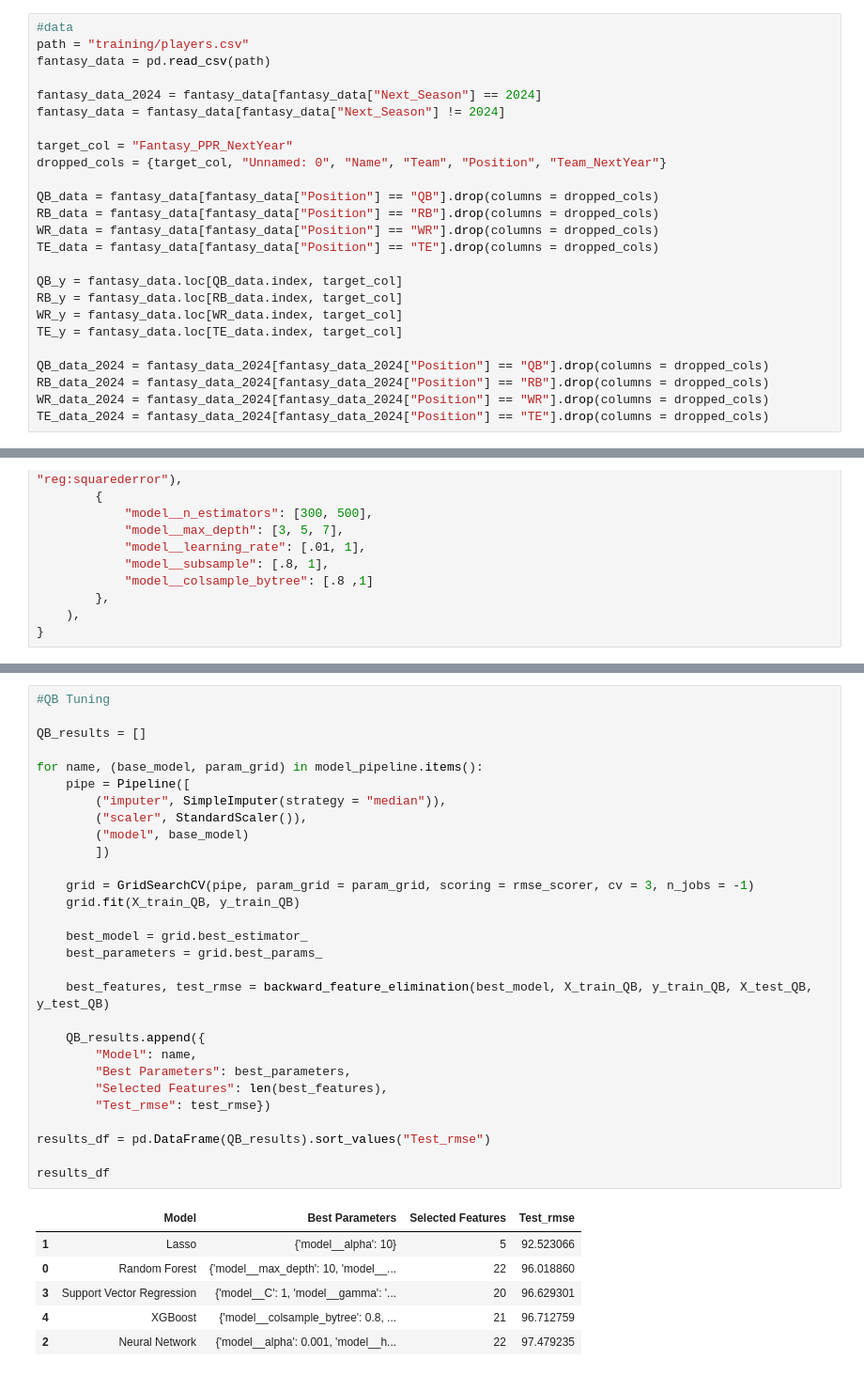
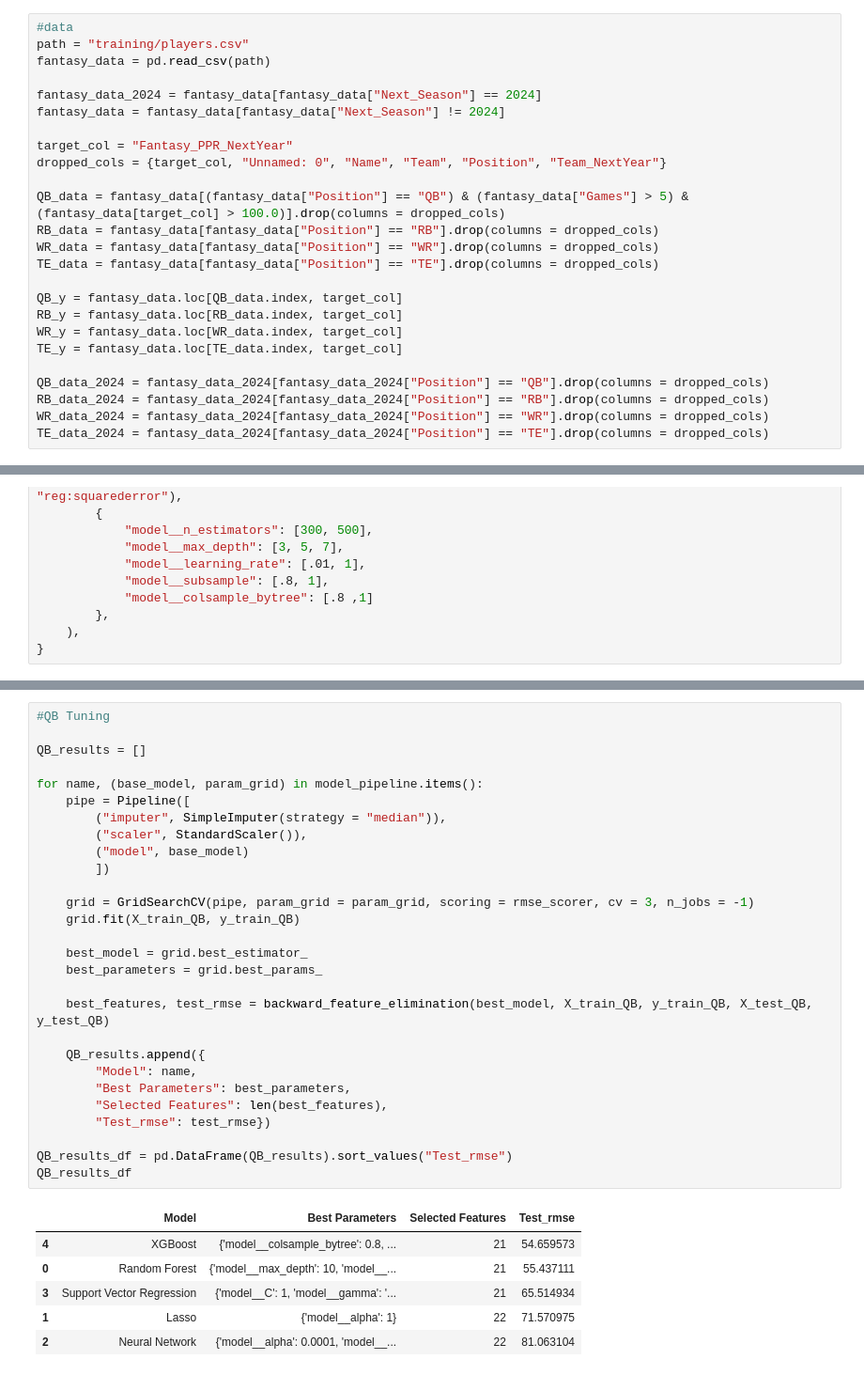
Before and after one commit to TrevBunch/DS-340W-Project, a Jupyter notebook: ModelCode.ipynb, the cells around one changed output, grey strips where cells are left out. Shown at 94% size. Cells and saved outputs as stored; diff of their text form.

Commit message:
Tuning and others positions

```diff
--- a/ModelCode.ipynb
+++ b/ModelCode.ipynb
@@ -34,7 +32,7 @@ fantasy_data = fantasy_data[fantasy_data["Next_Season"] != 2024]
 target_col = "Fantasy_PPR_NextYear"
 dropped_cols = {target_col, "Unnamed: 0", "Name", "Team", "Position", "Team_NextYear"}
 
-QB_data = fantasy_data[fantasy_data["Position"] == "QB"].drop(columns = dropped_cols)
+QB_data = fantasy_data[(fantasy_data["Position"] == "QB") & (fantasy_data["Games"] > 5) & (fantasy_data[target_col] > 100.0)].drop(columns = dropped_cols)
 RB_data = fantasy_data[fantasy_data["Position"] == "RB"].drop(columns = dropped_cols)
 WR_data = fantasy_data[fantasy_data["Position"] == "WR"].drop(columns = dropped_cols)
 TE_data = fantasy_data[fantasy_data["Position"] == "TE"].drop(columns = dropped_cols)
@@ -152,39 +150,38 @@ def backward_feature_elimination(model, X_train, y_train, X_test, y_test, min_fe
 # %%
 #QB Tuning
 
 QB_results = []
 
 for name, (base_model, param_grid) in model_pipeline.items():
     pipe = Pipeline([
         ("imputer", SimpleImputer(strategy = "median")),
         ("scaler", StandardScaler()),
         ("model", base_model)
         ])
 
     grid = GridSearchCV(pipe, param_grid = param_grid, scoring = rmse_scorer, cv = 3, n_jobs = -1)
     grid.fit(X_train_QB, y_train_QB)
 
     best_model = grid.best_estimator_
     best_parameters = grid.best_params_
 
     best_features, test_rmse = backward_feature_elimination(best_model, X_train_QB, y_train_QB, X_test_QB, y_test_QB)
 
     QB_results.append({
         "Model": name,
         "Best Parameters": best_parameters,
         "Selected Features": len(best_features),
         "Test_rmse": test_rmse})
 
-results_df = pd.DataFrame(QB_results).sort_values("Test_rmse")
-
-results_df
+QB_results_df = pd.DataFrame(QB_results).sort_values("Test_rmse")
+QB_results_df
 # %% [output]
 |  | Model | Best Parameters | Selected Features | Test_rmse |
-| 1 | Lasso | {'model__alpha': 10} | 5 | 92.523066 |
-| 0 | Random Forest | {'model__max_depth': 10, 'model__... | 22 | 96.018860 |
-| 3 | Support Vector Regression | {'model__C': 1, 'model__gamma': '... | 20 | 96.629301 |
-| 4 | XGBoost | {'model__colsample_bytree': 0.8, ... | 21 | 96.712759 |
-| 2 | Neural Network | {'model__alpha': 0.001, 'model__h... | 22 | 97.479235 |
+| 4 | XGBoost | {'model__colsample_bytree': 0.8, ... | 21 | 54.659573 |
+| 0 | Random Forest | {'model__max_depth': 10, 'model__... | 21 | 55.437111 |
+| 3 | Support Vector Regression | {'model__C': 1, 'model__gamma': '... | 21 | 65.514934 |
+| 1 | Lasso | {'model__alpha': 1} | 22 | 71.570975 |
+| 2 | Neural Network | {'model__alpha': 0.0001, 'model__... | 22 | 81.063104 |
 # %%
 #QB predictions
 
```
Also changed, not shown: parts of 10 cells of this notebook.
